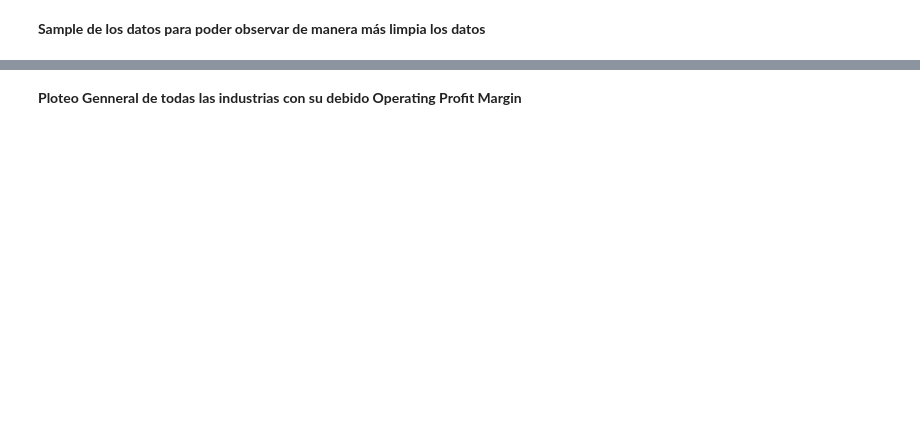
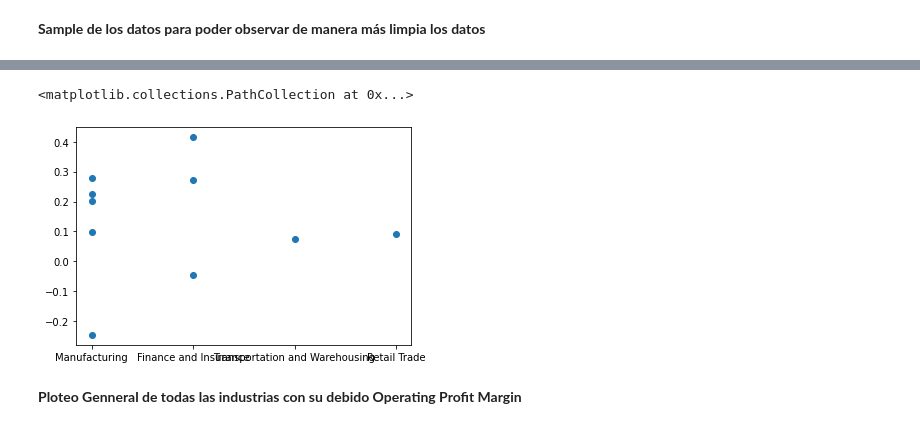
Before and after one commit to DanielMuni/Modulo1_Business-case, a Jupyter notebook: DMM_Business_case.ipynb, the cells around one changed output, grey strips where cells are left out. Saved outputs shown, nothing was run; the diff lists cells and outputs as text; code cells hidden in the pictures; blank space fills up the shorter version.

```diff
--- a/BusinessCase-V1_1.ipynb
+++ b/DMM_Business_case.ipynb
@@ -503,6 +547,11 @@ fig1 =px.scatter(x=mergedDF['Sector NAICS\nlevel 1'].iloc[0:10], y=mergedDF['ope
 fig1.show()
 # %% [output]
 [interactive output not drawn]
+# %%
+plt.scatter(mergedDF['Sector NAICS\nlevel 1'].iloc[0:10], mergedDF['operating_profit_margin'].iloc[0:10])
+# %% [output]
+<matplotlib.collections.PathCollection at 0x...>
+[figure, added]
 # %% [markdown]
 **Ploteo Genneral de todas las industrias con su debido Operating Profit Margin**
 # %%
```
Also changed, not shown: parts of 13 cells of this notebook.
